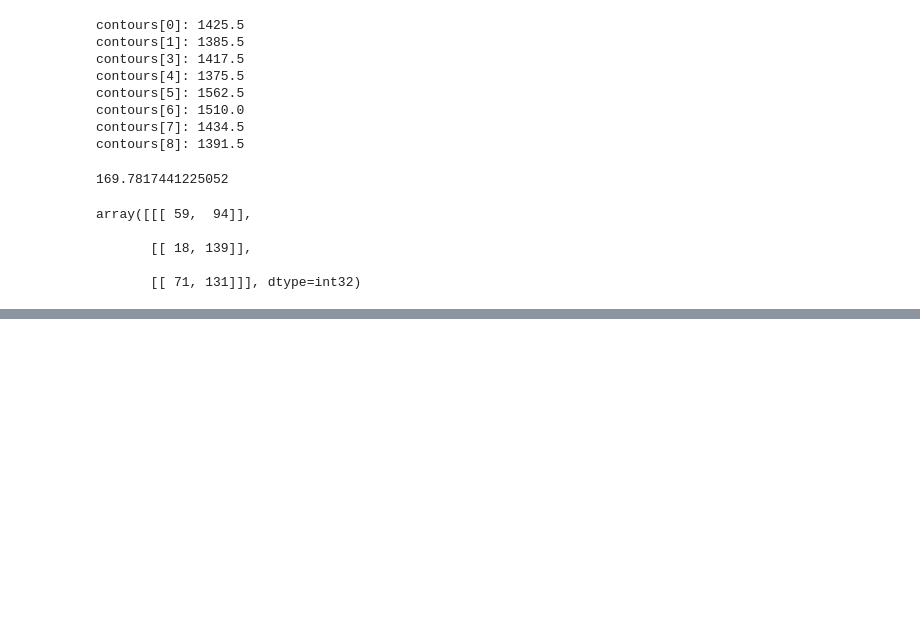
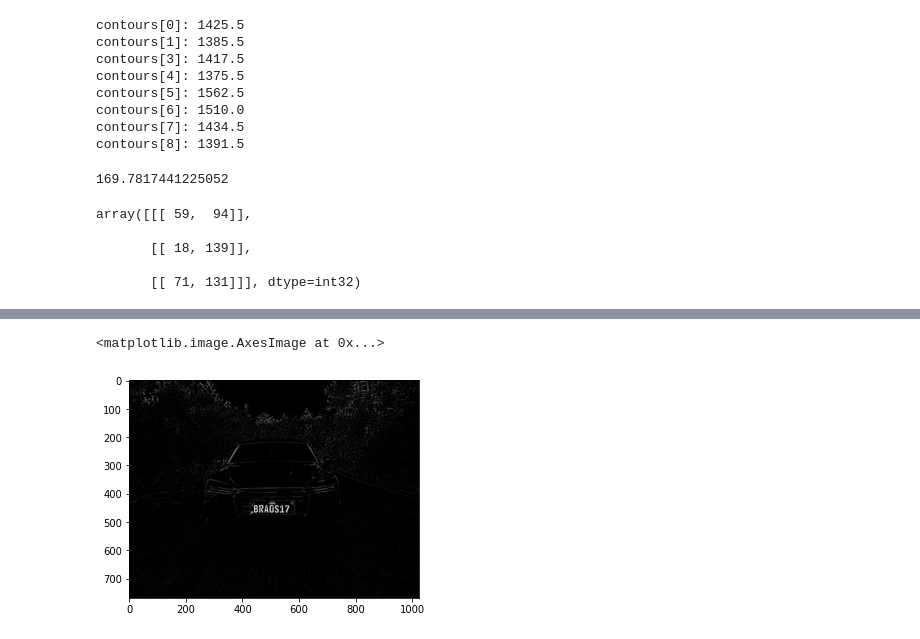
Before and after one commit to Lucas-Castro-de-Rezende/open-cv, a Jupyter notebook: exercises/exercises.ipynb, the cells around one changed output, grey strips where cells are left out. Drawn from its saved outputs; the diff is of its cells as text; code cells hidden in the pictures; blank space fills up the shorter version.

```diff
--- a/exercises/exercises.ipynb
+++ b/exercises/exercises.ipynb
@@ -160,0 +215,7 @@ plt.imshow(formas_final)
+# %%
+est = cv2.getStructuringElement(cv2.MORPH_RECT, (7,5))
+carro_bh = cv2.morphologyEx(carro, cv2.MORPH_BLACKHAT, est)
+plt.imshow(carro_bh, cmap="gray")
+# %% [output]
+<matplotlib.image.AxesImage at 0x...>
+[figure, added]
```
Also changed, not shown: parts of 13 cells of this notebook.
